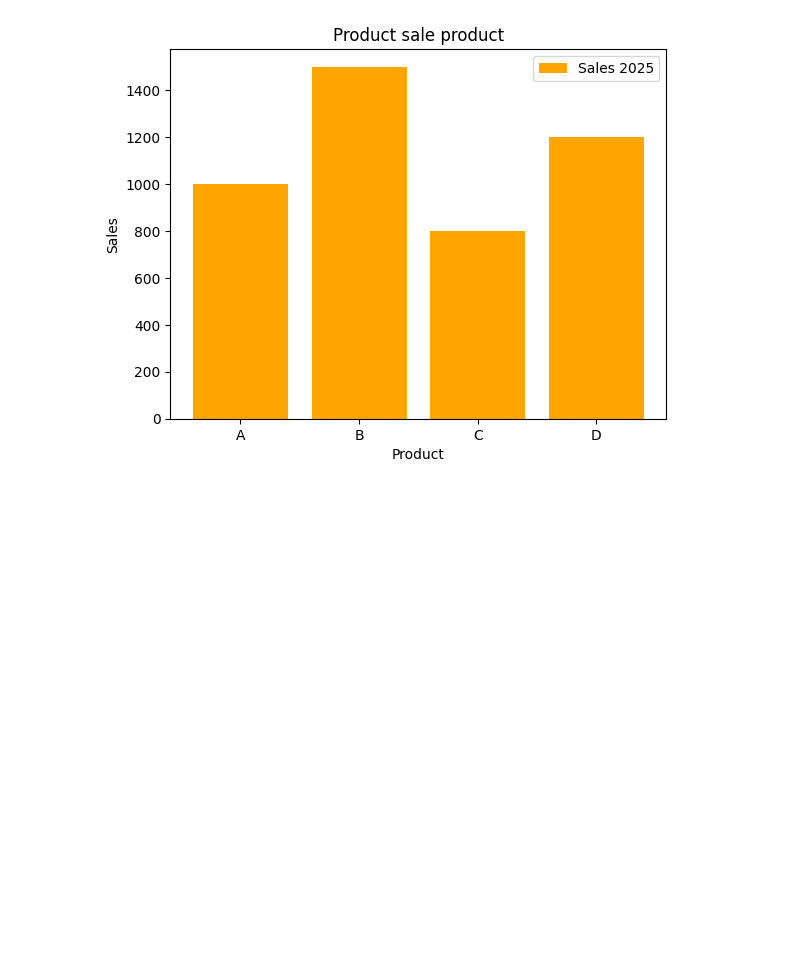
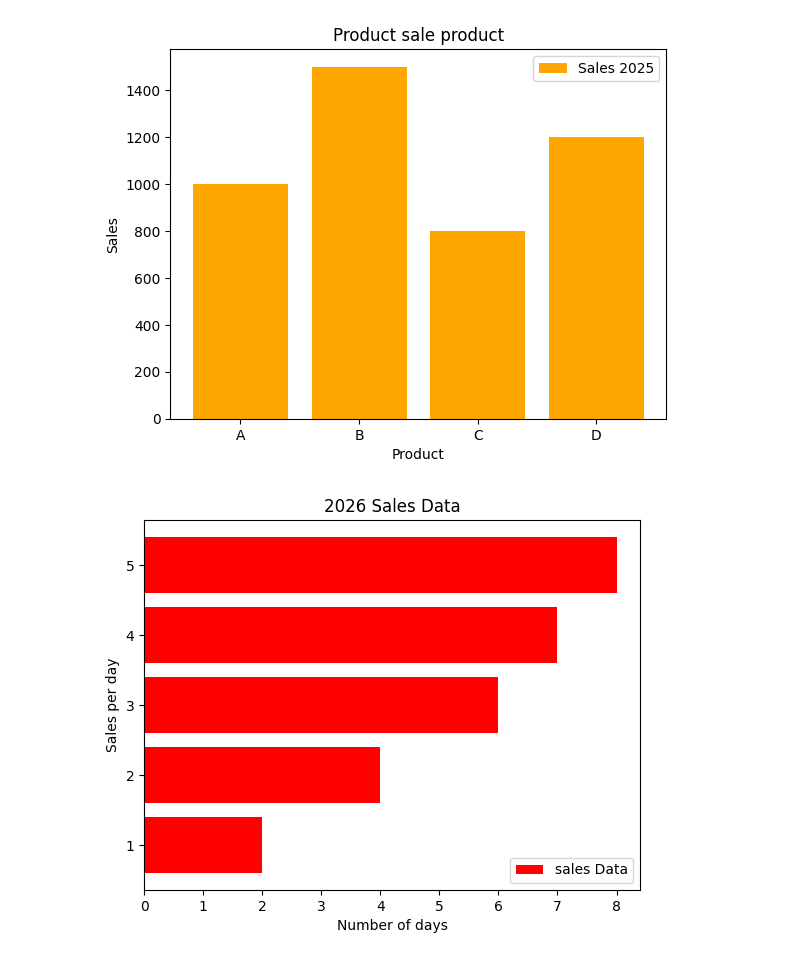
Before and after one commit to Muhammad-Muzzamal/AI-ML, a Jupyter notebook: matplotlib/matplotlib.ipynb, the cells around one changed output. Drawn from its saved outputs; the diff is of its cells as text; code cells hidden in the pictures; blank space fills up the shorter version.

```diff
--- a/matplotlib/matplotlib.ipynb
+++ b/matplotlib/matplotlib.ipynb
@@ -63,3 +63,14 @@ plt.title("Product sale product")
 plt.show()
 # %% [output]
 [figure]
+# %%
+x = [1, 2, 3, 4, 5]
+y = [2, 4, 6, 7, 8]
+plt.barh(x, y, color="red", label="sales Data")
+plt.xlabel("Number of days")
+plt.ylabel("Sales per day")
+plt.title("2026 Sales Data")
+plt.legend()
+plt.show()
+# %% [output]
+[figure, added]
```
Also changed, not shown: parts of 5 cells of this notebook, 1 other file.
